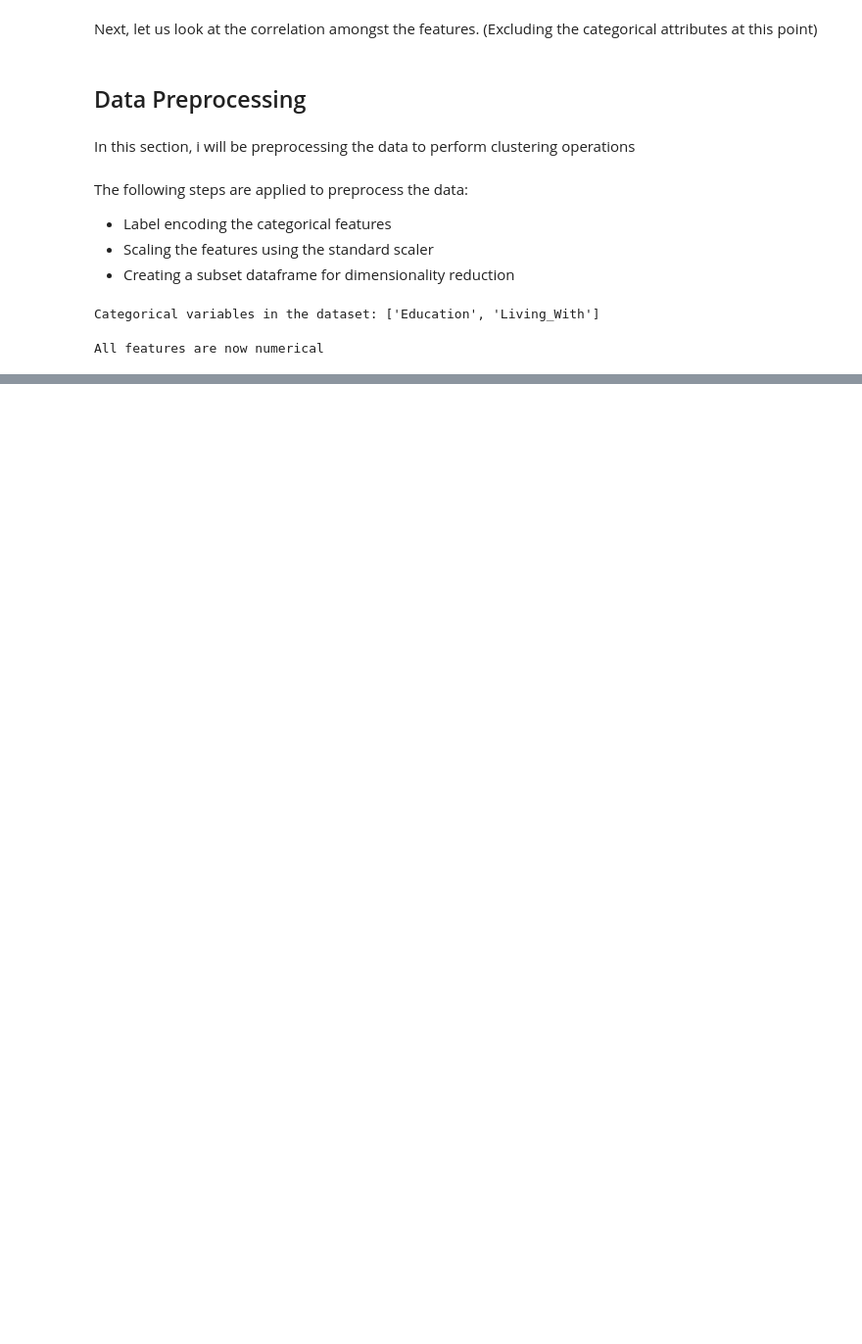
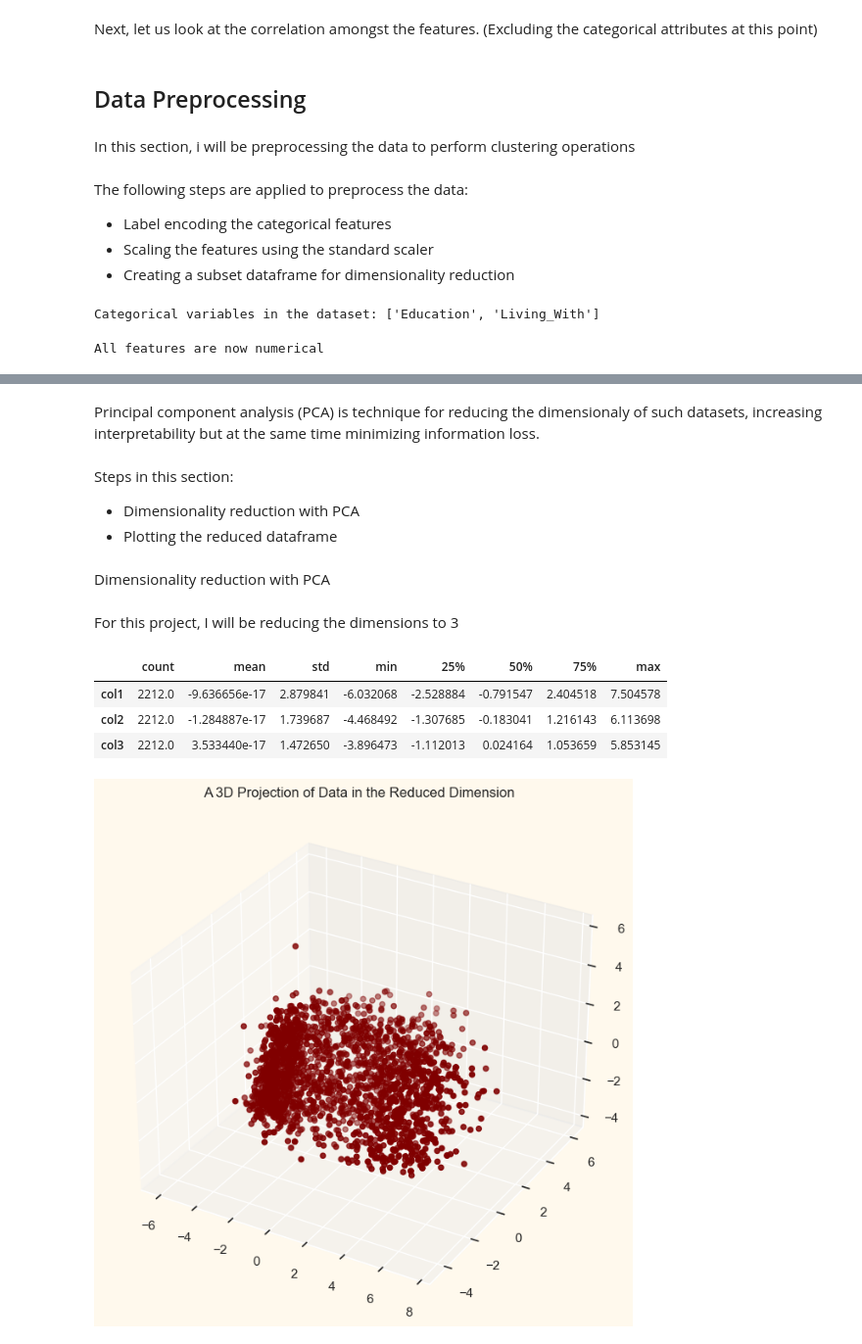
Before and after one commit to baohuy2209/customer-segmentation, a Jupyter notebook: k-means.ipynb, the cells around one changed output, grey strips where cells are left out. Shown at 98% size. Saved outputs shown, nothing was run; the diff lists cells and outputs as text; code cells hidden in the pictures; blank space fills up the shorter version.

Commit message:
complete k-mean clustering

```diff
--- a/k-means.ipynb
+++ b/k-means.ipynb
@@ -337,26 +337,10 @@ All features are now numerical
 ds = data.copy()
 cols_del = ['AcceptedCmp3', 'AcceptedCmp4', 'AcceptedCmp5', 'AcceptedCmp1', 'AcceptedCmp2', 'Complain', 'Response']
 ds = ds.drop(cols_del, axis=1)
-# Scaling
-cols_to_keep = [
-    col
-    for col in data.columns
-    if col
-    not in [
-        "Year_Birth",
-        "Age",
-        "AcceptedCmp3",
-        "AcceptedCmp4",
-        "AcceptedCmp5",
-        "AcceptedCmp1",
-        "AcceptedCmp2",
-        "Complain",
-        "Response",
-        "Customer_For"
-    ]
-]
+#Scaling
+ds['Customer_For'] = ds['Customer_For'].dt.days
 scaler = StandardScaler()
-scaler.fit(ds[cols_to_keep])
+scaler.fit(ds)
 scaled_ds = pd.DataFrame(scaler.transform(ds), columns = ds.columns)
 print("All features are now scaled")
 # %% [output]
@@ -366,0 +373,32 @@ Feature names unseen at fit time:
+# %% [markdown]
+Principal component analysis (PCA) is technique for reducing the dimensionaly of such datasets, increasing interpretability but at the same time minimizing information loss.
+# %% [markdown]
+Steps in this section:
+- Dimensionality reduction with PCA
+- Plotting the reduced dataframe
+# %% [markdown]
+Dimensionality reduction with PCA
+# %% [markdown]
+For this project, I will be reducing the dimensions to 3
+# %%
+pca = PCA(n_components=3)
+pca.fit(scaled_ds)
+PCA_ds = pd.DataFrame(pca.transform(scaled_ds), columns=(['col1', 'col2', 'col3']))
+PCA_ds.describe().T
+# %% [output]
+|  | count | mean | std | min | 25% | 50% | 75% | max |
+| col1 | 2212.0 | -9.636656e-17 | 2.879841 | -6.032068 | -2.528884 | -0.791547 | 2.404518 | 7.504578 |
+| col2 | 2212.0 | -1.284887e-17 | 1.739687 | -4.468492 | -1.307685 | -0.183041 | 1.216143 | 6.113698 |
+| col3 | 2212.0 | 3.533440e-17 | 1.472650 | -3.896473 | -1.112013 | 0.024164 | 1.053659 | 5.853145 |
+# %%
+x = PCA_ds['col1']
+y = PCA_ds['col2']
+z = PCA_ds['col3']
+
+fig = plt.figure(figsize=(10,8))
+ax = fig.add_subplot(111, projection='3d')
+ax.scatter(x,y,z, c='maroon', marker='o')
+ax.set_title('A 3D Projection of Data in the Reduced Dimension')
+plt.show()
+# %% [output]
+[figure, added]
```
Also changed, not shown: parts of 36 cells of this notebook.
